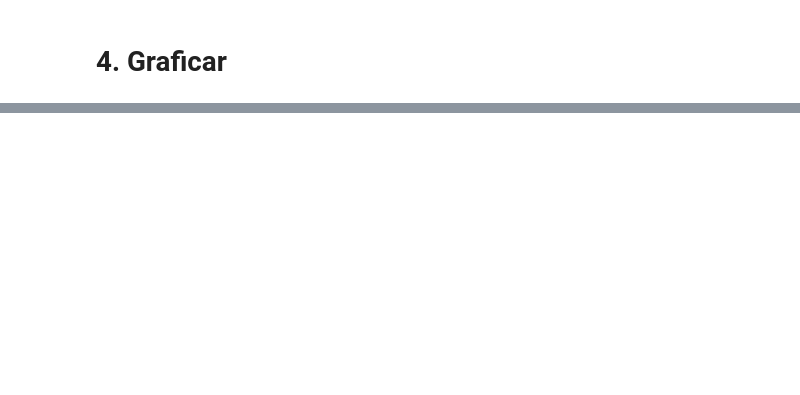
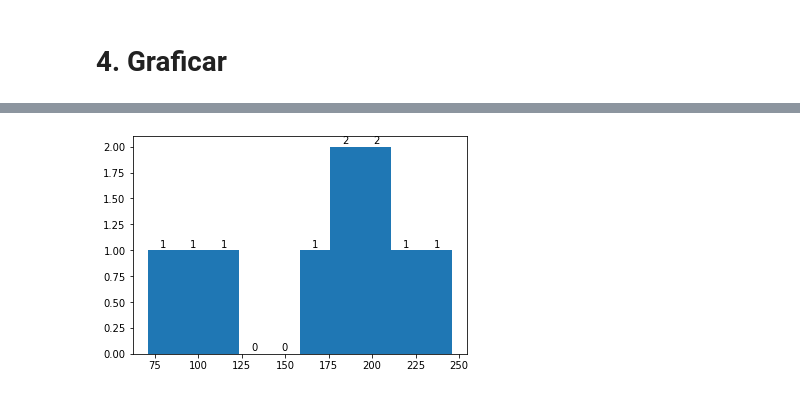
Before and after one commit to Cerozob/ISIS4208_Knapsack_Fair, a Jupyter notebook: testData.ipynb, the cells around one changed output, grey strips where cells are left out. Cells and saved outputs as stored; diff of their text form; code cells hidden in the pictures; blank space fills up the shorter version.

```diff
--- a/testData.ipynb
+++ b/testData.ipynb
@@ -128,0 +224,49 @@ IndexError: list index out of range
+# %%
+import matplotlib.pyplot as plt
+import pathlib
+import json
+
+jsonfile = open(pathlib.Path("exec_data.json"))
+
+optimos = []
+resultsNosotros = []
+resultsPaper = []
+
+distanciasNosotros = []
+distanciasPaper = []
+
+data = json.load(jsonfile)
+
+
+for case in data:
+    optimo=case["optimalValue"]
+    resultpaper=case["resultPaper"]
+    resultnuestro=case["resultNuestro"]
+    optimos.append(optimo)
+    resultsNosotros.append(resultpaper)
+    resultsPaper.append(resultnuestro)
+    distanciasNosotros.append(abs(optimo-resultnuestro))
+    distanciasPaper.append(abs(optimo-resultpaper))
+
+distanciamaximanosotros = max(distanciasNosotros)
+distanciamaximapaper = max(distanciasPaper)
+
+fig, ax = plt.subplots()
+
+ax.hist(distanciasPaper)
+bars = ax.patches
+for rect in bars:
+    height = rect.get_height()
+    ax.text(rect.get_x() + rect.get_width() / 2, height+0.01, int(height),
+            ha='center', va='bottom')
+
+plt.show()
+ax.hist(distanciasNosotros)
+bars = ax.patches
+for rect in bars:
+    height = rect.get_height()
+    ax.text(rect.get_x() + rect.get_width() / 2, height+0.01, int(height),
+            ha='center', va='bottom')
+# plt.show()
+# %% [output]
+[figure, added]
```
Also changed, not shown: parts of 7 cells of this notebook, 4 other files.
